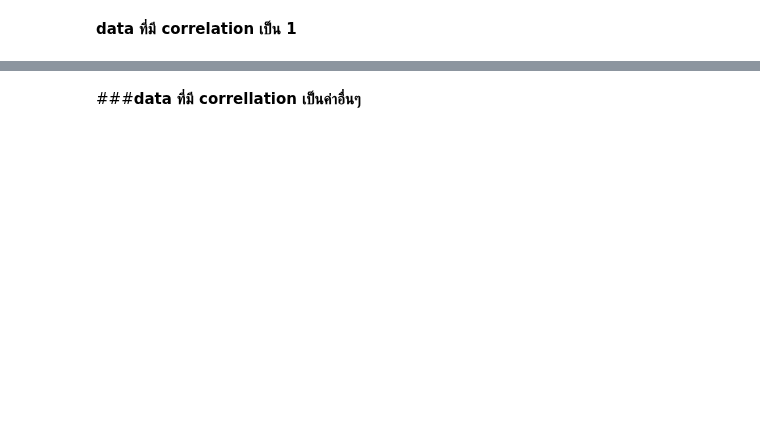
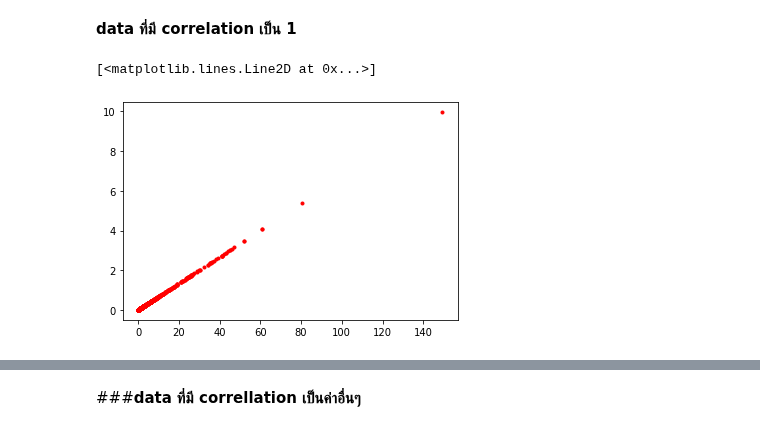
Before and after one commit to Thitichaya2000/multivariate, a Jupyter notebook: Chapter3_PCA.ipynb, the cells around one changed output, grey strips where cells are left out. Drawn from its saved outputs; the diff is of its cells as text; code cells hidden in the pictures; blank space fills up the shorter version.

```diff
--- a/Chapter3_PCA.ipynb
+++ b/Chapter3_PCA.ipynb
@@ -552,3 +526,8 @@ newdata.iloc[:5,11:29]
 from matplotlib import pyplot as plt
 # %% [markdown]
 **data ที่มี correlation เป็น 1**
+# %%
+plt.plot(newdata.iloc[:,10],newdata.iloc[:,27],'r.')
+# %% [output]
+[<matplotlib.lines.Line2D at 0x...>]
+[figure, added]
```
Also changed, not shown: parts of 12 cells of this notebook.
